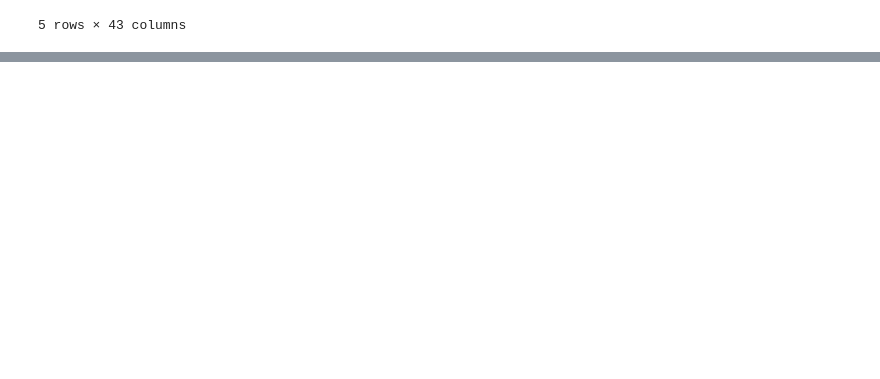
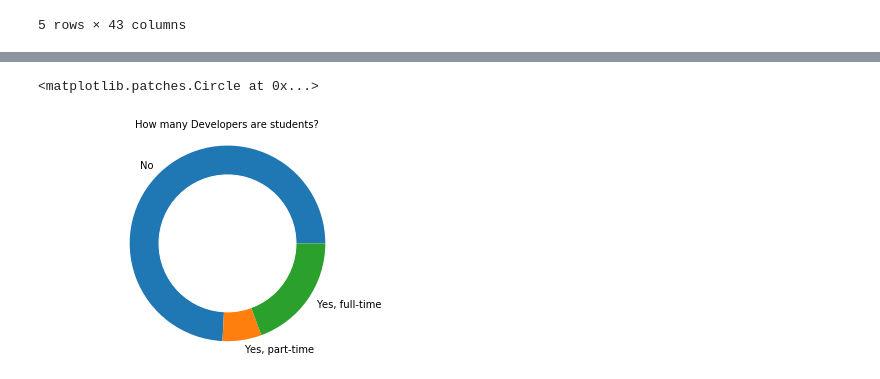
Before and after one commit to kuldeepemol/tech-nerds, a Jupyter notebook: analysis.ipynb, the cells around one changed output, grey strips where cells are left out. Cells and saved outputs as stored; diff of their text form; code cells hidden in the pictures; blank space fills up the shorter version.

```diff
--- a/analysis.ipynb
+++ b/analysis.ipynb
@@ -35,0 +57,25 @@ print(dev_role)
+# %%
+dev_stu = df_cleaned['Student'].dropna()
+dev_student = {}
+for role in dev_stu:
+    dev_student[role] = (dev_student.get(role, 0)+1)
+# %%
+dev_student_df = pd.DataFrame.from_dict(dev_student, orient='index',columns=['Students'])
+total_developers = dev_stu.count()
+dev_student_df
+
+dev_student_df['Students'] = round(dev_student_df['Students']/total_developers*100,2)
+# dev_student_df
+# %%
+# explode=(0.1,0,0)
+dev_student_df['Students'].plot.pie()
+plt.title('How many Developers are students?', fontsize=10)
+plt.axis("equal")
+plt.ylabel(" ")
+# add a circle at the center
+my_circle=plt.Circle( (0,0), 0.7, color='white')
+p=plt.gcf()
+p.gca().add_artist(my_circle)
+# %% [output]
+<matplotlib.patches.Circle at 0x...>
+[figure, added]
```
Also changed, not shown: parts of 14 cells of this notebook.
